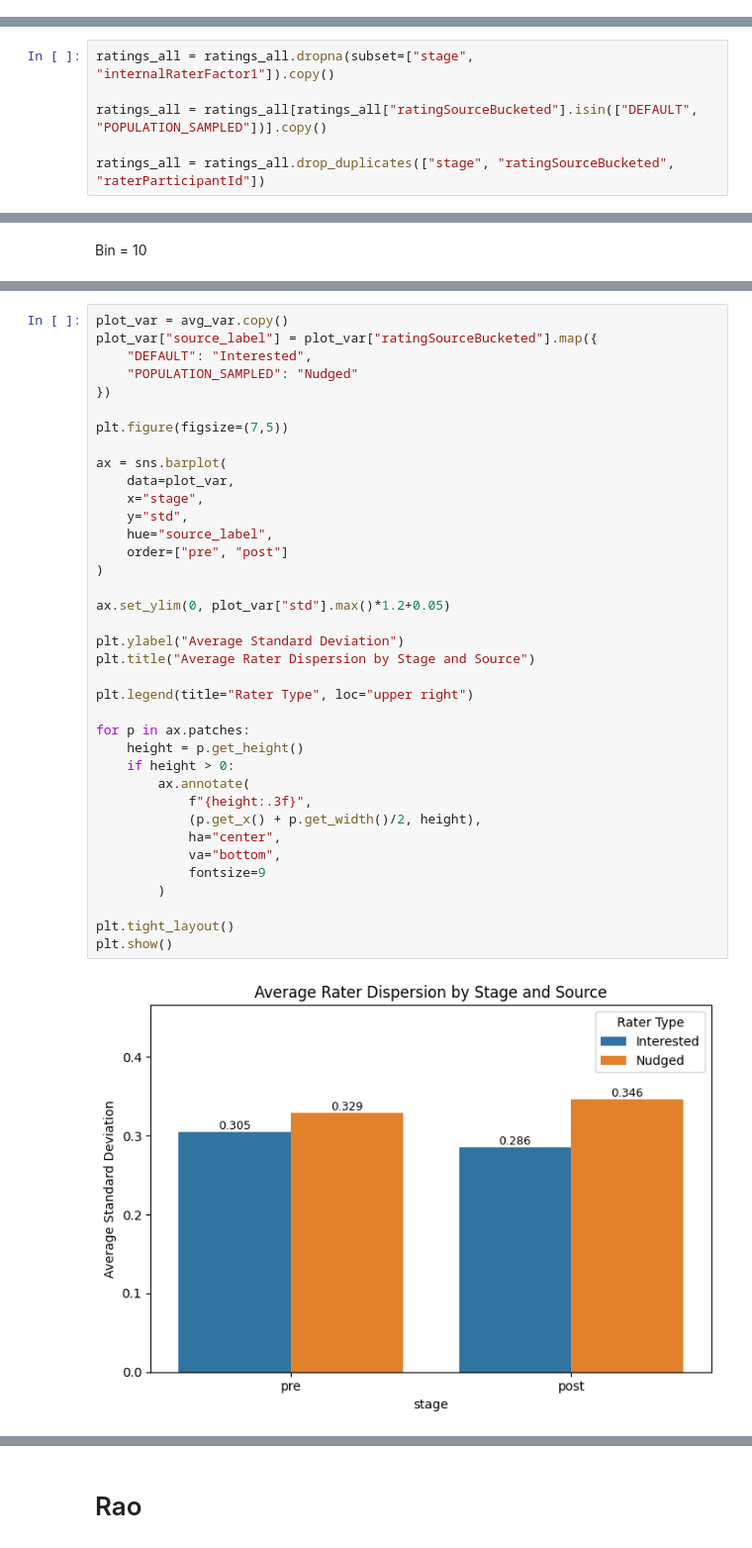
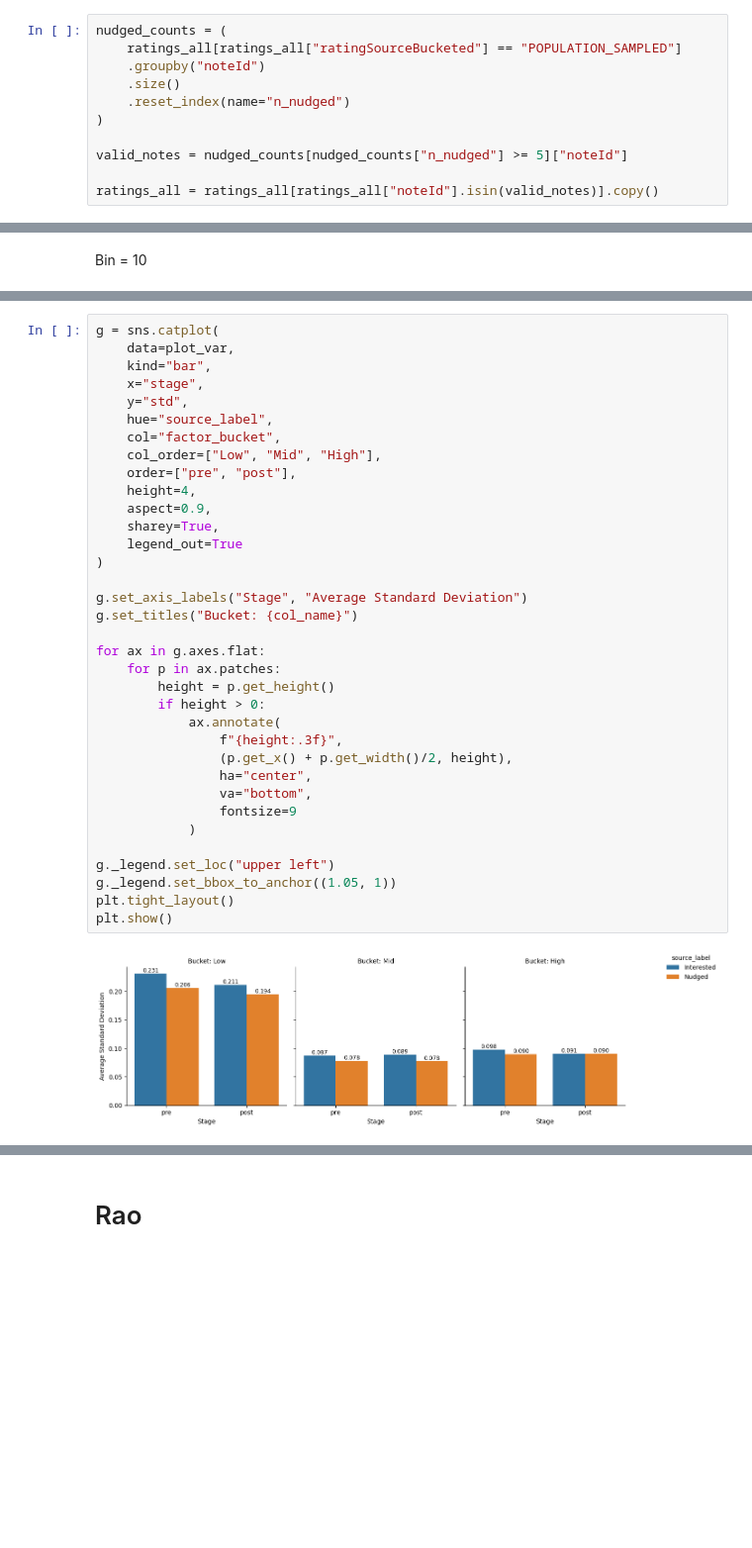
Before and after one commit to an0nr3s3arch3r/494-algo-representations, a Jupyter notebook: Marco/Rater_Distribution/note_level_rater_analysis.ipynb, the cells around one changed output, grey strips where cells are left out. Shown at 99% size. Saved outputs shown, nothing was run; the diff lists cells and outputs as text; blank space fills up the shorter version.

Commit message:
add note level analysis

```diff
--- a/Marco/Rater_Distribution/note_level_rater_analysis.ipynb
+++ b/Marco/Rater_Distribution/note_level_rater_analysis.ipynb
@@ -161,0 +160,11 @@ Each rating is treated as one observation, the distribution is weighted by ratin
+# %%
+nudged_counts = (
+    ratings_all[ratings_all["ratingSourceBucketed"] == "POPULATION_SAMPLED"]
+    .groupby("noteId")
+    .size()
+    .reset_index(name="n_nudged")
+)
+
+valid_notes = nudged_counts[nudged_counts["n_nudged"] >= 5]["noteId"]
+
+ratings_all = ratings_all[ratings_all["noteId"].isin(valid_notes)].copy()
@@ -326,6 +369,0 @@ need to move to top, drop NAs in data
-# %%
-ratings_all = ratings_all.dropna(subset=["stage", "internalRaterFactor1"]).copy()
-
-ratings_all = ratings_all[ratings_all["ratingSourceBucketed"].isin(["DEFAULT", "POPULATION_SAMPLED"])].copy()
-
-ratings_all = ratings_all.drop_duplicates(["stage", "ratingSourceBucketed", "raterParticipantId"])
@@ -448,39 +514,37 @@ avg_var = (
 # %%
-plot_var = avg_var.copy()
-plot_var["source_label"] = plot_var["ratingSourceBucketed"].map({
-    "DEFAULT": "Interested",
-    "POPULATION_SAMPLED": "Nudged"
-})
-
-plt.figure(figsize=(7,5))
-
-ax = sns.barplot(
+g = sns.catplot(
     data=plot_var,
+    kind="bar",
     x="stage",
     y="std",
     hue="source_label",
-    order=["pre", "post"]
+    col="factor_bucket",
+    col_order=["Low", "Mid", "High"],
+    order=["pre", "post"],
+    height=4,
+    aspect=0.9,
+    sharey=True,
+    legend_out=True
 )
 
-ax.set_ylim(0, plot_var["std"].max()*1.2+0.05)
+g.set_axis_labels("Stage", "Average Standard Deviation")
+g.set_titles("Bucket: {col_name}")
 
-plt.ylabel("Average Standard Deviation")
-plt.title("Average Rater Dispersion by Stage and Source")
+for ax in g.axes.flat:
+    for p in ax.patches:
+        height = p.get_height()
+        if height > 0:
+            ax.annotate(
+                f"{height:.3f}",
+                (p.get_x() + p.get_width()/2, height),
+                ha="center",
+                va="bottom",
+                fontsize=9
+            )
 
-plt.legend(title="Rater Type", loc="upper right")
-
-for p in ax.patches:
-    height = p.get_height()
-    if height > 0:
-        ax.annotate(
-            f"{height:.3f}",
-            (p.get_x() + p.get_width()/2, height),
-            ha="center",
-            va="bottom",
-            fontsize=9
-        )
-
+g._legend.set_loc("upper left")
+g._legend.set_bbox_to_anchor((1.05, 1))
 plt.tight_layout()
 plt.show()
 # %% [output]
-[figure, old version]
+[figure, new version]
```
Also changed, not shown: parts of 95 cells of this notebook.
